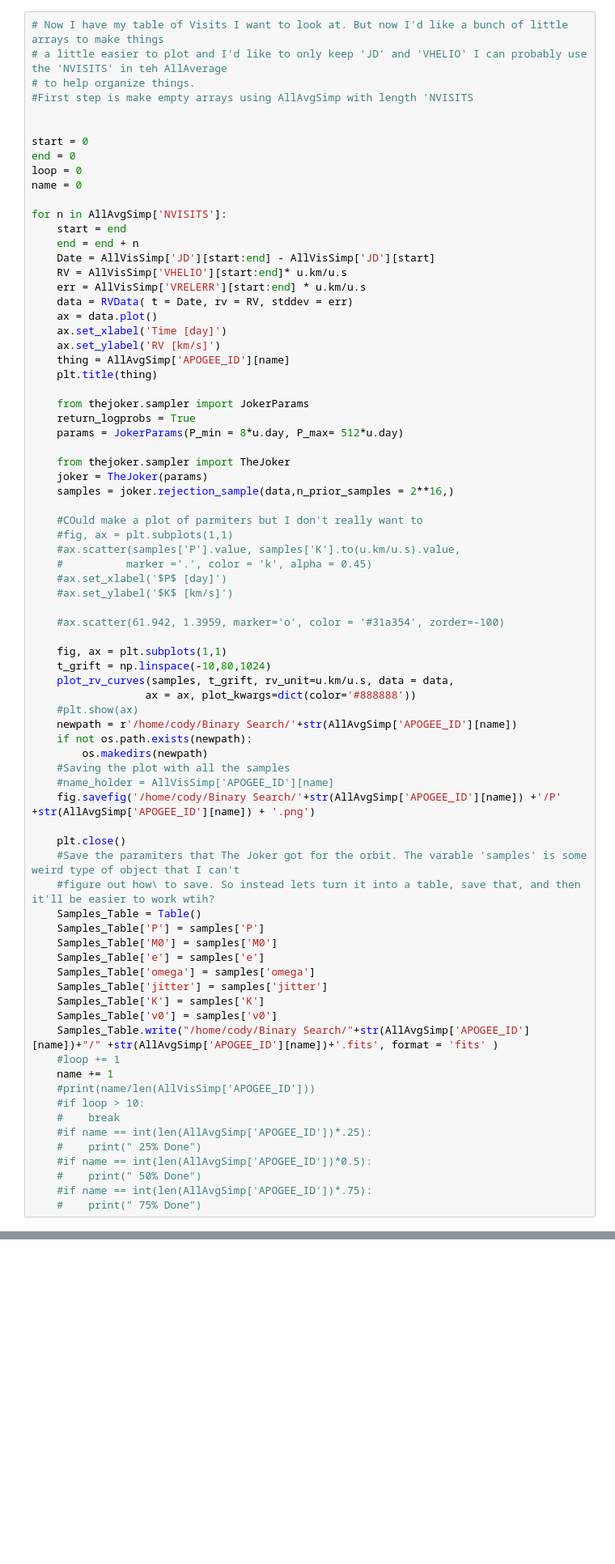
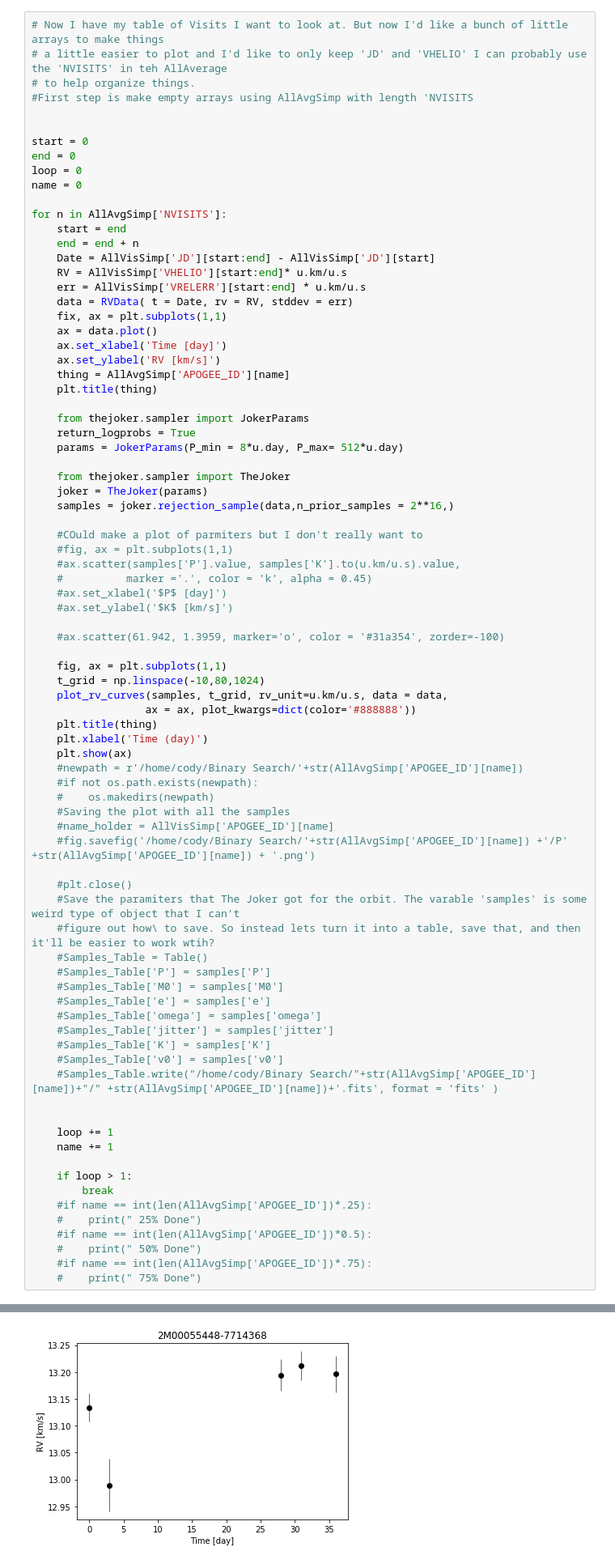
Before and after one commit to CodyDBrown/Binary-Search, a Jupyter notebook: Binary Search.ipynb, the cells around one changed output, grey strips where cells are left out. Shown: that part at 81% size. Saved outputs shown, nothing was run; the diff lists cells and outputs as text; blank space fills up the shorter version.

```diff
--- a/Binary Search.ipynb
+++ b/Binary Search.ipynb
@@ -49,6 +35,7 @@ for n in AllAvgSimp['NVISITS']:
     RV = AllVisSimp['VHELIO'][start:end]* u.km/u.s
     err = AllVisSimp['VRELERR'][start:end] * u.km/u.s
     data = RVData( t = Date, rv = RV, stddev = err)
+    fix, ax = plt.subplots(1,1)
     ax = data.plot()
     ax.set_xlabel('Time [day]')
     ax.set_ylabel('RV [km/s]')
@@ -73,34 +60,38 @@ for n in AllAvgSimp['NVISITS']:
     #ax.scatter(61.942, 1.3959, marker='o', color = '#31a354', zorder=-100)
 
     fig, ax = plt.subplots(1,1)
-    t_grift = np.linspace(-10,80,1024)
-    plot_rv_curves(samples, t_grift, rv_unit=u.km/u.s, data = data,
+    t_grid = np.linspace(-10,80,1024)
+    plot_rv_curves(samples, t_grid, rv_unit=u.km/u.s, data = data,
                   ax = ax, plot_kwargs=dict(color='#888888'))
-    #plt.show(ax)
-    newpath = r'/home/cody/Binary Search/'+str(AllAvgSimp['APOGEE_ID'][name])
-    if not os.path.exists(newpath):
-        os.makedirs(newpath)
+    plt.title(thing)
+    plt.xlabel('Time (day)')
+    plt.show(ax)
+    #newpath = r'/home/cody/Binary Search/'+str(AllAvgSimp['APOGEE_ID'][name])
+    #if not os.path.exists(newpath):
+    #    os.makedirs(newpath)
     #Saving the plot with all the samples
     #name_holder = AllVisSimp['APOGEE_ID'][name]
-    fig.savefig('/home/cody/Binary Search/'+str(AllAvgSimp['APOGEE_ID'][name]) +'/P' +str(AllAvgSimp['APOGEE_ID'][name]) + '.png')
+    #fig.savefig('/home/cody/Binary Search/'+str(AllAvgSimp['APOGEE_ID'][name]) +'/P' +str(AllAvgSimp['APOGEE_ID'][name]) + '.png')
 
-    plt.close()
+    #plt.close()
     #Save the paramiters that The Joker got for the orbit. The varable 'samples' is some weird type of object that I can't
     #figure out how\ to save. So instead lets turn it into a table, save that, and then it'll be easier to work wtih?
-    Samples_Table = Table()
-    Samples_Table['P'] = samples['P']
-    Samples_Table['M0'] = samples['M0']
-    Samples_Table['e'] = samples['e']
-    Samples_Table['omega'] = samples['omega']
-    Samples_Table['jitter'] = samples['jitter']
-    Samples_Table['K'] = samples['K']
-    Samples_Table['v0'] = samples['v0']
-    Samples_Table.write("/home/cody/Binary Search/"+str(AllAvgSimp['APOGEE_ID'][name])+"/" +str(AllAvgSimp['APOGEE_ID'][name])+'.fits', format = 'fits' )
-    #loop += 1
+    #Samples_Table = Table()
+    #Samples_Table['P'] = samples['P']
+    #Samples_Table['M0'] = samples['M0']
+    #Samples_Table['e'] = samples['e']
+    #Samples_Table['omega'] = samples['omega']
+    #Samples_Table['jitter'] = samples['jitter']
+    #Samples_Table['K'] = samples['K']
+    #Samples_Table['v0'] = samples['v0']
+    #Samples_Table.write("/home/cody/Binary Search/"+str(AllAvgSimp['APOGEE_ID'][name])+"/" +str(AllAvgSimp['APOGEE_ID'][name])+'.fits', format = 'fits' )
+
+
+    loop += 1
     name += 1
-    #print(name/len(AllVisSimp['APOGEE_ID']))
-    #if loop > 10:
-    #    break
+
+    if loop > 1:
+        break
     #if name == int(len(AllAvgSimp['APOGEE_ID'])*.25):
     #    print(" 25% Done")
     #if name == int(len(AllAvgSimp['APOGEE_ID'])*0.5):
@@ -127,0 +103 @@ INFO: 2618 good samples after rejection sampling [thejoker.sampler.sampler]
+[figure, added]
```
Also changed, not shown: parts of 14 cells of this notebook, 6 other files.
